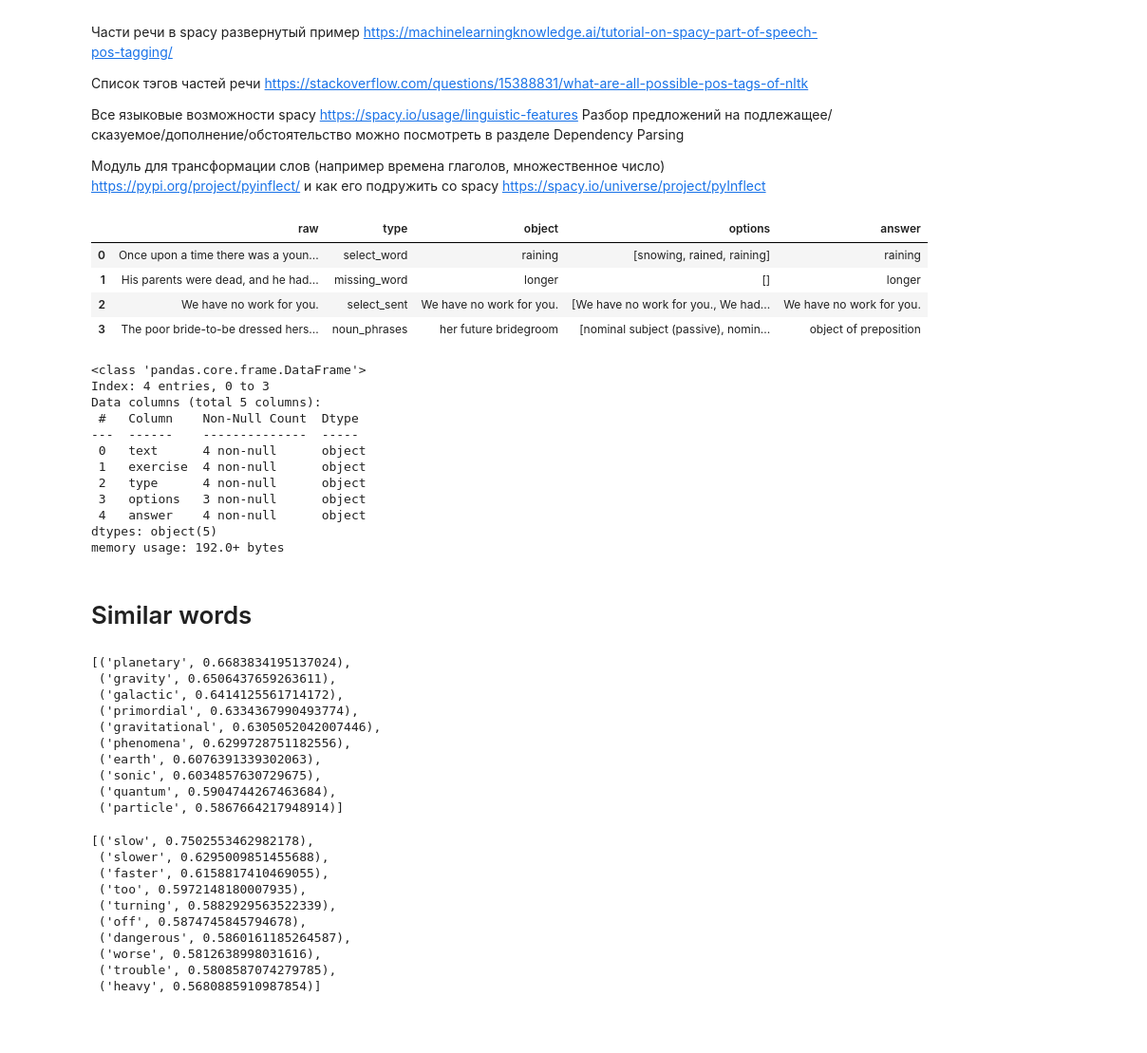
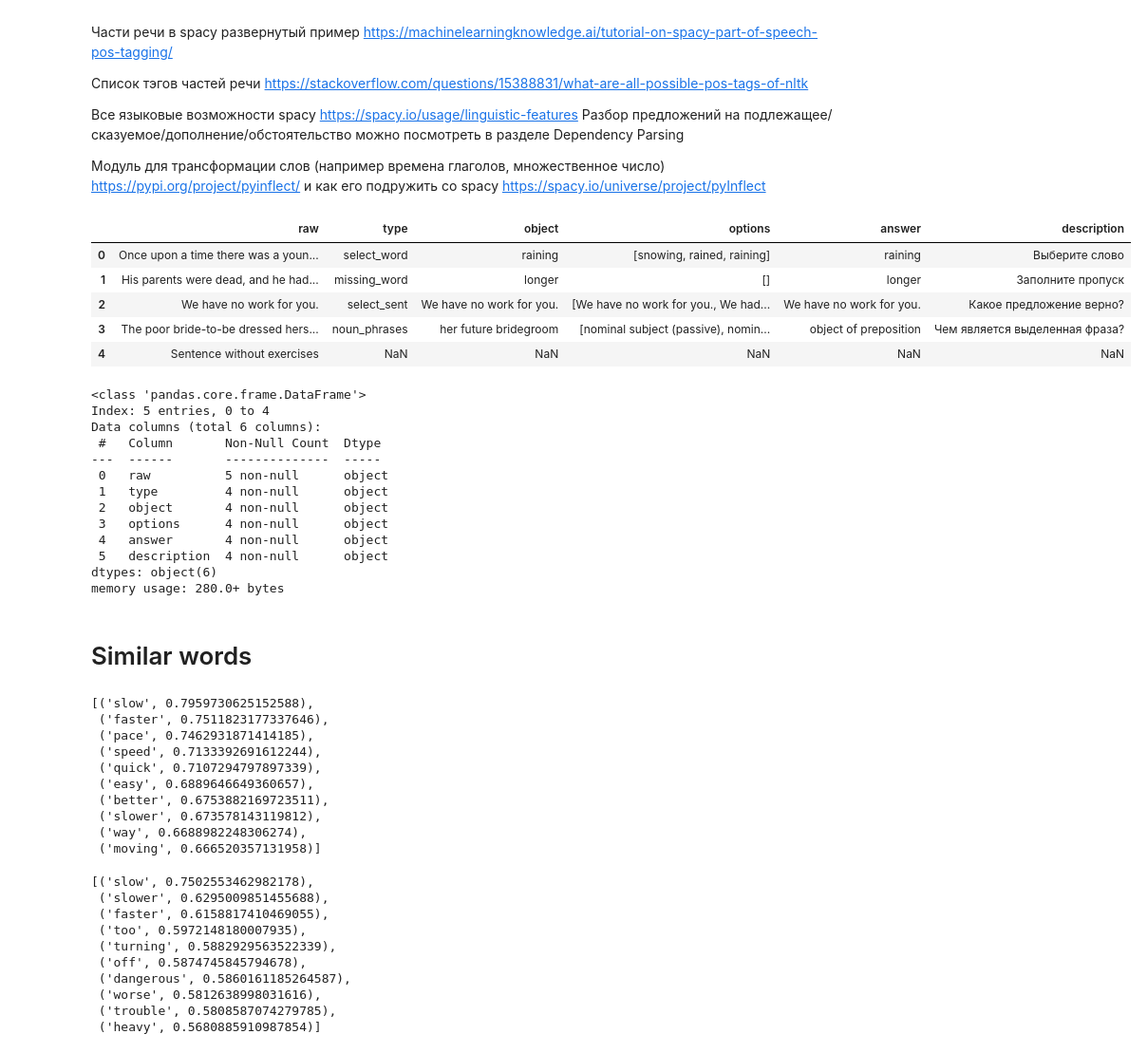
Before and after one commit to artefucktor/english_exercises, a Jupyter notebook: sample_notebook.ipynb, the cells around one changed output. Shown at 95% size. Drawn from its saved outputs; the diff is of its cells as text; code cells hidden in the pictures; blank space fills up the shorter version.

```diff
--- a/sample_notebook.ipynb
+++ b/sample_notebook.ipynb
@@ -52,59 +52,68 @@ model = api.load("glove-wiki-gigaword-100")
 # %%
 # пример датасета – как упаковать упражнения
 
-df = pd.DataFrame(columns=['raw', 'type', 'object', 'options', 'answer'])
+df = pd.DataFrame(columns=['raw', 'type', 'object', 'options', 'answer', 'description'])
 
 df.loc[len(df)] = {'raw' : 'Once upon a time there was a young fellow who enlisted as a soldier, conducted himself bravely, and was always at the very front when it was raining bullets.',
                    'type' : 'select_word',
                    'object' : 'raining',
                    'options' : ['snowing', 'rained', 'raining'],
-                   'answer' : 'raining'
+                   'answer' : 'raining',
+                   'description' : 'Выберите слово'
                   }
 
 df.loc[len(df)] = {'raw' : 'His parents were dead, and he had no longer a home, so he went to his brothers and asked them to support him until there was another war.',
                    'type' : 'missing_word',
                    'object' : 'longer',
                    'options' : [],
-                   'answer' : 'longer'
+                   'answer' : 'longer',
+                   'description' : 'Заполните пропуск'
                   }
 
 df.loc[len(df)] = {'raw' : 'We have no work for you.',
                    'type' : 'select_sent',
                    'object' : 'We have no work for you.',
                    'options' : ['We have no work for you.',
                                 'We had no works for you.',
                                 'We been no done for you.'],
-                   'answer' : 'We have no work for you.'
+                   'answer' : 'We have no work for you.',
+                   'description' : 'Какое предложение верно?'
                   }
 
 df.loc[len(df)] = {'raw' : 'The poor bride-to-be dressed herself entirely in black, and when she thought about her future bridegroom, tears came into her eyes.',
                    'type' : 'noun_phrases',
                    'object' : 'her future bridegroom',
                    'options' : ['nominal subject (passive)',
                                 'nominal subject',
                                 'object of preposition'],
-                   'answer' : 'object of preposition'
+                   'answer' : 'object of preposition',
+                   'description' : 'Чем является  выделенная фраза?'
+                  }
+
+df.loc[len(df)] = {'raw' : 'Sentence without exercises',
                   }
 
 df
 # %% [output]
-|  | raw | type | object | options | answer |
-| 0 | Once upon a time there was a youn... | select_word | raining | [snowing, rained, raining] | raining |
-| 1 | His parents were dead, and he had... | missing_word | longer | [] | longer |
-| 2 | We have no work for you. | select_sent | We have no work for you. | [We have no work for you., We had... | We have no work for you. |
-| 3 | The poor bride-to-be dressed hers... | noun_phrases | her future bridegroom | [nominal subject (passive), nomin... | object of preposition |
+|  | raw | type | object | options | answer | description |
+| 0 | Once upon a time there was a youn... | select_word | raining | [snowing, rained, raining] | raining | Выберите слово |
+| 1 | His parents were dead, and he had... | missing_word | longer | [] | longer | Заполните пропуск |
+| 2 | We have no work for you. | select_sent | We have no work for you. | [We have no work for you., We had... | We have no work for you. | Какое предложение верно? |
+| 3 | The poor bride-to-be dressed hers... | noun_phrases | her future bridegroom | [nominal subject (passive), nomin... | object of preposition | Чем является выделенная фраза? |
+| 4 | Sentence without exercises | NaN | NaN | NaN | NaN | NaN |
 # %%
 df.info()
 # %% [output]
 <class 'pandas.core.frame.DataFrame'>
-Index: 4 entries, 0 to 3
-Data columns (total 5 columns):
- #   Column    Non-Null Count  Dtype
----  ------    --------------  -----
- 0   text      4 non-null      object
- 1   exercise  4 non-null      object
- 2   type      4 non-null      object
- 3   options   3 non-null      object
- 4   answer    4 non-null      object
-dtypes: object(5)
-memory usage: 192.0+ bytes
+Index: 5 entries, 0 to 4
+Data columns (total 6 columns):
+ #   Column       Non-Null Count  Dtype
+---  ------       --------------  -----
+ 0   raw          5 non-null      object
+ 1   type         4 non-null      object
+ 2   object       4 non-null      object
+ 3   options      4 non-null      object
+ 4   answer       4 non-null      object
+ 5   description  4 non-null      object
+dtypes: object(6)
+memory usage: 280.0+ bytes
@@ -112,18 +123,18 @@ memory usage: 192.0+ bytes
 # Similar words
 # %%
 # сходные слова, синонимы
-model.similar_by_word('cosmic')
+model.similar_by_word('fast')
 # %% [output]
-[('planetary', 0.6683834195137024),
- ('gravity', 0.6506437659263611),
- ('galactic', 0.6414125561714172),
- ('primordial', 0.6334367990493774),
- ('gravitational', 0.6305052042007446),
- ('phenomena', 0.6299728751182556),
- ('earth', 0.6076391339302063),
- ('sonic', 0.6034857630729675),
- ('quantum', 0.5904744267463684),
- ('particle', 0.5867664217948914)]
+[('slow', 0.7959730625152588),
+ ('faster', 0.7511823177337646),
+ ('pace', 0.7462931871414185),
+ ('speed', 0.7133392691612244),
+ ('quick', 0.7107294797897339),
+ ('easy', 0.6889646649360657),
+ ('better', 0.6753882169723511),
+ ('slower', 0.673578143119812),
+ ('way', 0.6688982248306274),
+ ('moving', 0.666520357131958)]
 # %%
 # антонимы – добавляем пару позитив-негатив с противоположными значениями
 model.most_similar(positive=['fast','bad'], negative=['good'])
```
Also changed, not shown: parts of 6 cells of this notebook, 2 other files.
